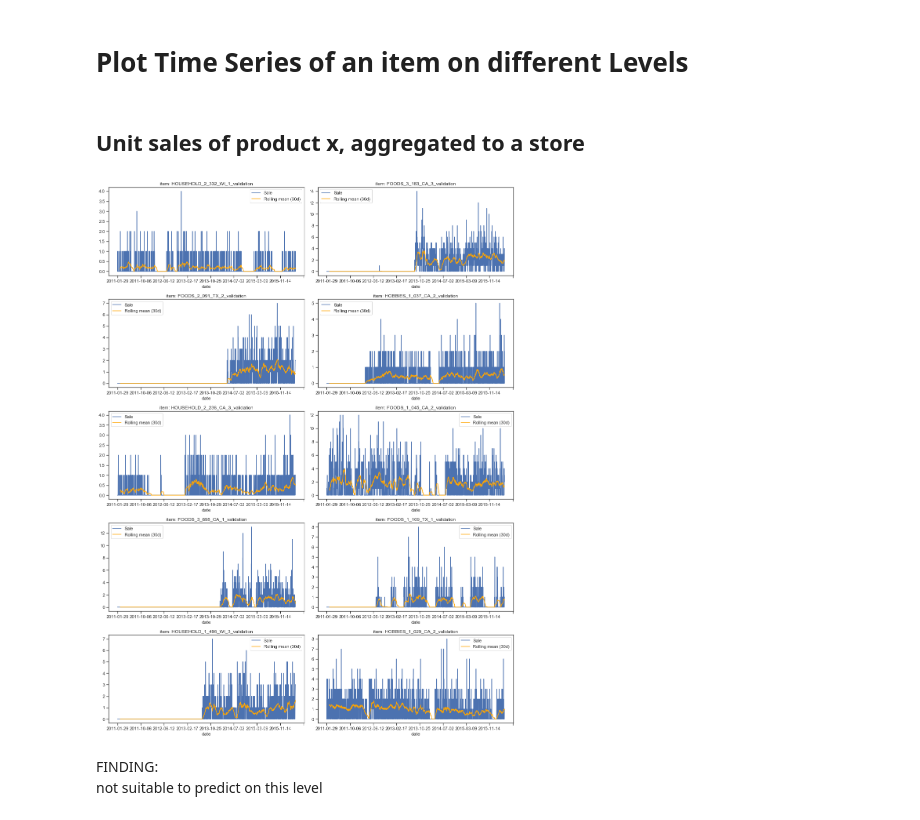
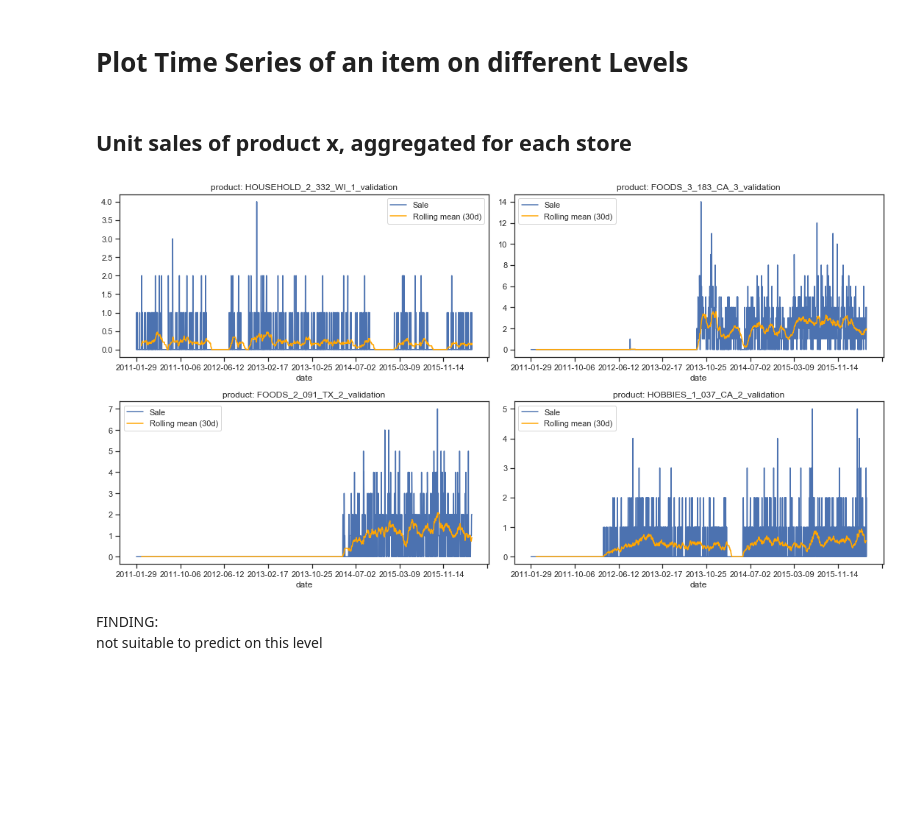
Before and after one commit to dominicdoerig/predicting-sales-data, a Jupyter notebook: m5_challenge/01_data_exploration.ipynb, the cells around one changed output. Saved outputs shown, nothing was run; the diff lists cells and outputs as text; code cells hidden in the pictures; blank space fills up the shorter version.

Commit message:
rename plot titles

```diff
--- a/m5_challenge/01_data_exploration.ipynb
+++ b/m5_challenge/01_data_exploration.ipynb
@@ -210,34 +210,35 @@ transform_dataframe(df_sales.head(10), df_calendar, df_prices)
 # %% [markdown]
 # Plot Time Series of an item on different Levels
 # %%
-n_series = 10
+n_series = 4
 # %% [markdown]
-## Unit sales of product x, aggregated to a store
+## Unit sales of product x, aggregated for each store
 # %%
-
 # Sample n random occurences
 items = df_sales['id'].sample(n=n_series, random_state=1).values.tolist()
 
-
 # Plot time series
-fig, axs = plt.subplots(math.ceil(n_series/2), 2, figsize=(15,n_series*2))
+fig, axs = plt.subplots(math.ceil(n_series / 2), 2, figsize=(15, n_series * 2))
 axs = axs.flatten()
 ax_idx = 0
 
 for item in items:
     df = df_sales.loc[df_sales['id'] == str(item)]
-    df = transform_dataframe(df,df_calendar,df_prices)
-    ax = df.plot(x='date', y='sale', style='-',
-                 title=f'item: {item}', ax=axs[ax_idx])
+    df = transform_dataframe(df, df_calendar, df_prices)
+    ax = df.plot(x='date',
+                 y='sale',
+                 style='-',
+                 title=f'Product: {item}',
+                 ax=axs[ax_idx])
     roll_mean = df[['sale']].rolling(30).mean()
-    roll_mean.plot(ax=ax,color='orange', legend=False)
-    ax.legend(['Sale','Rolling mean (30d)'])
+    roll_mean.plot(ax=ax, color='orange', legend=False)
+    ax.legend(['Sale', 'Rolling mean (30d)'])
 
     ax_idx += 1
 plt.tight_layout()
 plt.show()
 # %% [output]
-[figure, old version]
+[figure, new version]
 # %% [markdown]
 FINDING:
 not suitable to predict on this level
```
Also changed, not shown: parts of 12 cells of this notebook.
